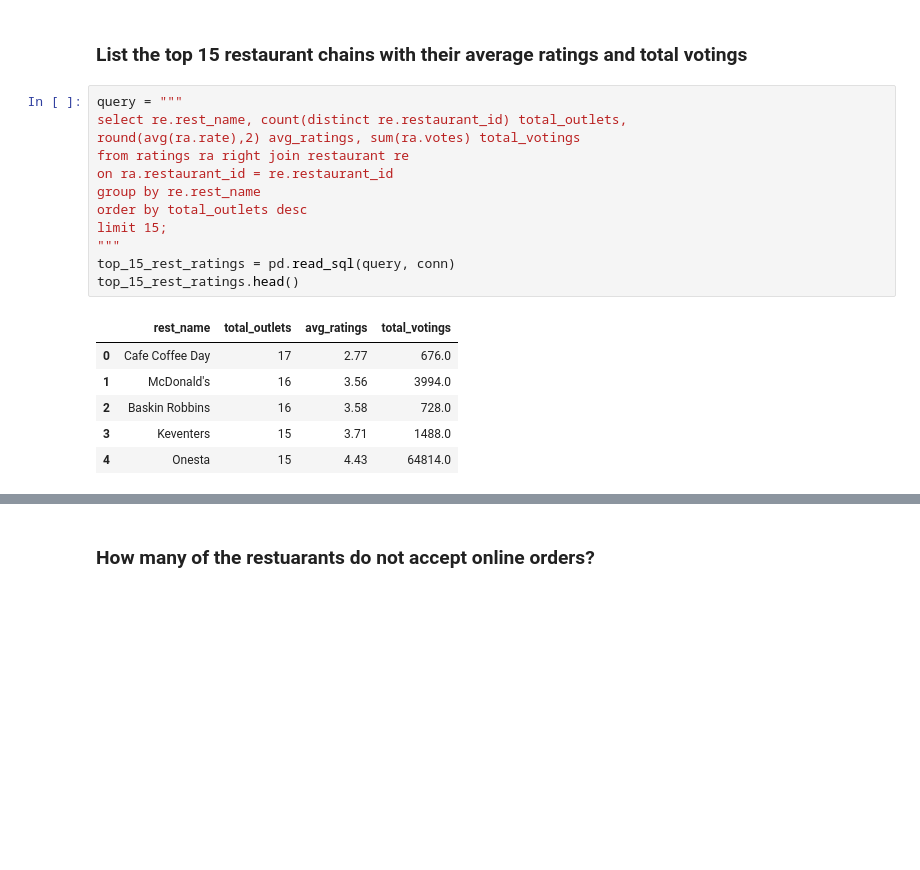
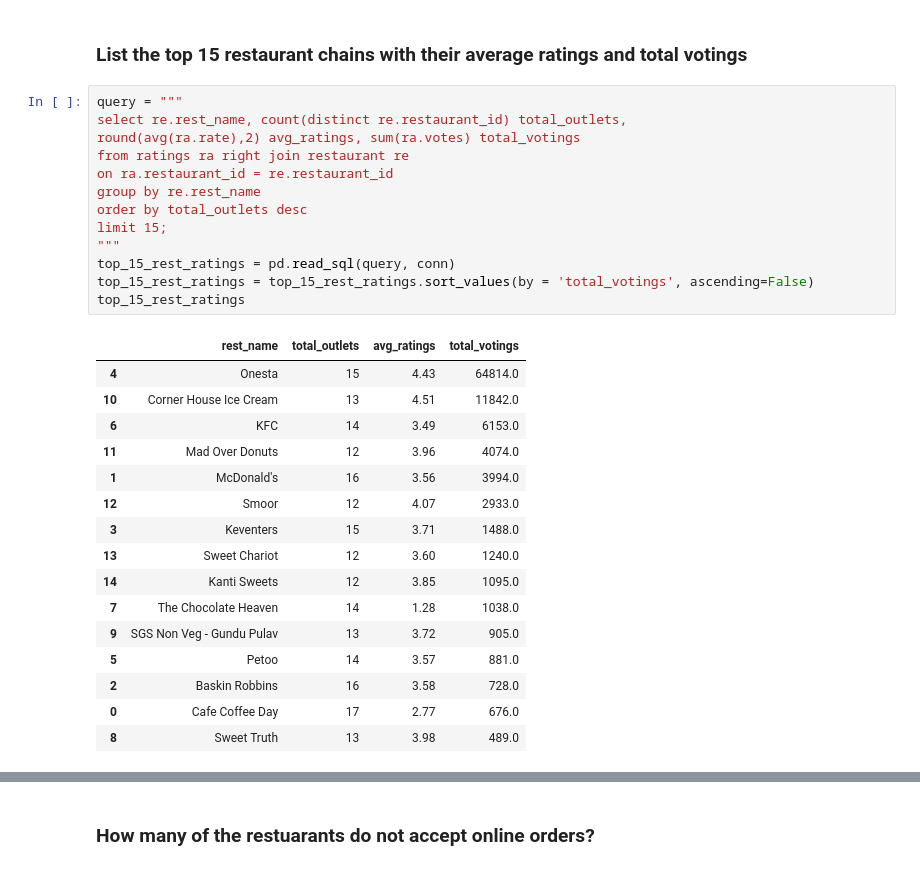
Before and after one commit to Bhuvi128/Bengaluru-Restaurant-Trends-Analysis, a Jupyter notebook: Bengaluru Restaurant Trends Analysis.ipynb, the cells around one changed output, grey strips where cells are left out. Cells and saved outputs as stored; diff of their text form; blank space fills up the shorter version.

```diff
--- a/Bengaluru Restaurant Trends Analysis.ipynb
+++ b/Bengaluru Restaurant Trends Analysis.ipynb
@@ -240,19 +240,30 @@ plt.show()
 # %%
 query = """
 select re.rest_name, count(distinct re.restaurant_id) total_outlets,
 round(avg(ra.rate),2) avg_ratings, sum(ra.votes) total_votings
 from ratings ra right join restaurant re
 on ra.restaurant_id = re.restaurant_id
 group by re.rest_name
 order by total_outlets desc
 limit 15;
 """
 top_15_rest_ratings = pd.read_sql(query, conn)
-top_15_rest_ratings.head()
+top_15_rest_ratings = top_15_rest_ratings.sort_values(by = 'total_votings', ascending=False)
+top_15_rest_ratings
 # %% [output]
 |  | rest_name | total_outlets | avg_ratings | total_votings |
+| 4 | Onesta | 15 | 4.43 | 64814.0 |
+| 10 | Corner House Ice Cream | 13 | 4.51 | 11842.0 |
+| 6 | KFC | 14 | 3.49 | 6153.0 |
+| 11 | Mad Over Donuts | 12 | 3.96 | 4074.0 |
+| 1 | McDonald's | 16 | 3.56 | 3994.0 |
+| 12 | Smoor | 12 | 4.07 | 2933.0 |
+| 3 | Keventers | 15 | 3.71 | 1488.0 |
+| 13 | Sweet Chariot | 12 | 3.60 | 1240.0 |
+| 14 | Kanti Sweets | 12 | 3.85 | 1095.0 |
+| 7 | The Chocolate Heaven | 14 | 1.28 | 1038.0 |
+| 9 | SGS Non Veg - Gundu Pulav | 13 | 3.72 | 905.0 |
+| 5 | Petoo | 14 | 3.57 | 881.0 |
+| 2 | Baskin Robbins | 16 | 3.58 | 728.0 |
 | 0 | Cafe Coffee Day | 17 | 2.77 | 676.0 |
-| 1 | McDonald's | 16 | 3.56 | 3994.0 |
-| 2 | Baskin Robbins | 16 | 3.58 | 728.0 |
-| 3 | Keventers | 15 | 3.71 | 1488.0 |
-| 4 | Onesta | 15 | 4.43 | 64814.0 |
+| 8 | Sweet Truth | 13 | 3.98 | 489.0 |
```
Also changed, not shown: parts of 2 cells of this notebook.
